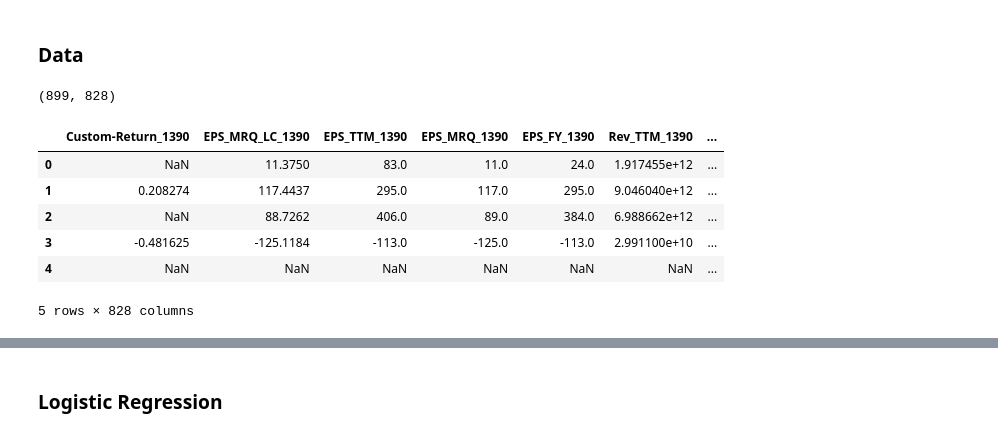
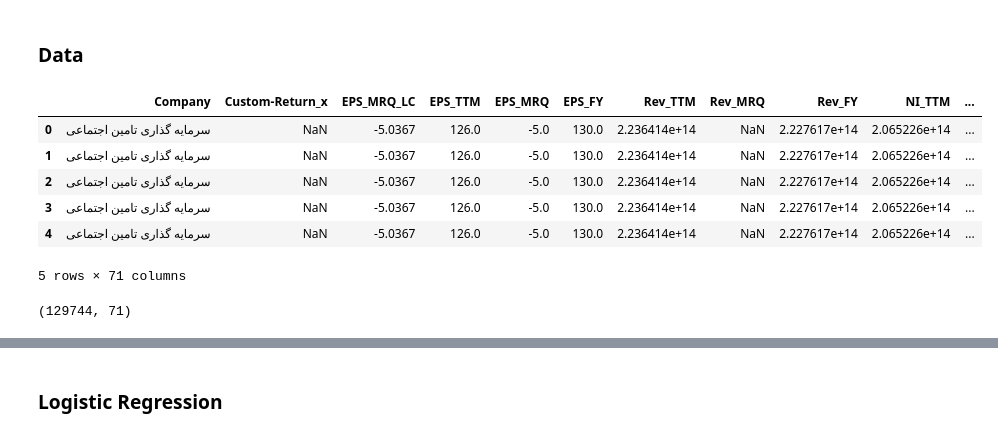
Before and after one commit to smb-h/corporate-bankruptcy-prediction, a Jupyter notebook: playground.ipynb, the cells around one changed output, grey strips where cells are left out. Drawn from its saved outputs; the diff is of its cells as text; code cells hidden in the pictures.

```diff
--- a/playground.ipynb
+++ b/playground.ipynb
@@ -22,18 +17,20 @@ To enable the following instructions: AVX2 AVX512F AVX512_VNNI FMA, in other ope
 results = pd.DataFrame(columns=['model', 'accuracy', 'precision', 'recall', 'f1', 'roc_auc'])
 # %% [markdown]
 ### Data
+# %%
+df = pd.read_csv('./data.csv')
+# df = pd.read_excel('./data.xlsx')
+df.head()
+# %% [output]
+|  | Company | Custom-Return_x | EPS_MRQ_LC | EPS_TTM | EPS_MRQ | EPS_FY | Rev_TTM | Rev_MRQ | Rev_FY | NI_TTM | ... |
+| 0 | سرمایه گذاری تامین اجتماعی | NaN | -5.0367 | 126.0 | -5.0 | 130.0 | 2.236414e+14 | NaN | 2.227617e+14 | 2.065226e+14 | ... |
+| 1 | سرمایه گذاری تامین اجتماعی | NaN | -5.0367 | 126.0 | -5.0 | 130.0 | 2.236414e+14 | NaN | 2.227617e+14 | 2.065226e+14 | ... |
+| 2 | سرمایه گذاری تامین اجتماعی | NaN | -5.0367 | 126.0 | -5.0 | 130.0 | 2.236414e+14 | NaN | 2.227617e+14 | 2.065226e+14 | ... |
+| 3 | سرمایه گذاری تامین اجتماعی | NaN | -5.0367 | 126.0 | -5.0 | 130.0 | 2.236414e+14 | NaN | 2.227617e+14 | 2.065226e+14 | ... |
+| 4 | سرمایه گذاری تامین اجتماعی | NaN | -5.0367 | 126.0 | -5.0 | 130.0 | 2.236414e+14 | NaN | 2.227617e+14 | 2.065226e+14 | ... |
+5 rows × 71 columns
 # %%
-df = pd.read_excel('./data.xlsx')
-df = df.drop(columns=['Company'])
 df = df.replace('-', np.nan)
 print(df.shape)
-df.head()
 # %% [output]
-(899, 828)
+(129744, 71)
-|  | Custom-Return_1390 | EPS_MRQ_LC_1390 | EPS_TTM_1390 | EPS_MRQ_1390 | EPS_FY_1390 | Rev_TTM_1390 | ... |
-| 0 | NaN | 11.3750 | 83.0 | 11.0 | 24.0 | 1.917455e+12 | ... |
-| 1 | 0.208274 | 117.4437 | 295.0 | 117.0 | 295.0 | 9.046040e+12 | ... |
-| 2 | NaN | 88.7262 | 406.0 | 89.0 | 384.0 | 6.988662e+12 | ... |
-| 3 | -0.481625 | -125.1184 | -113.0 | -125.0 | -113.0 | 2.991100e+10 | ... |
-| 4 | NaN | NaN | NaN | NaN | NaN | NaN | ... |
-5 rows × 828 columns
```
Also changed, not shown: parts of 55 cells of this notebook, 5 other files.
